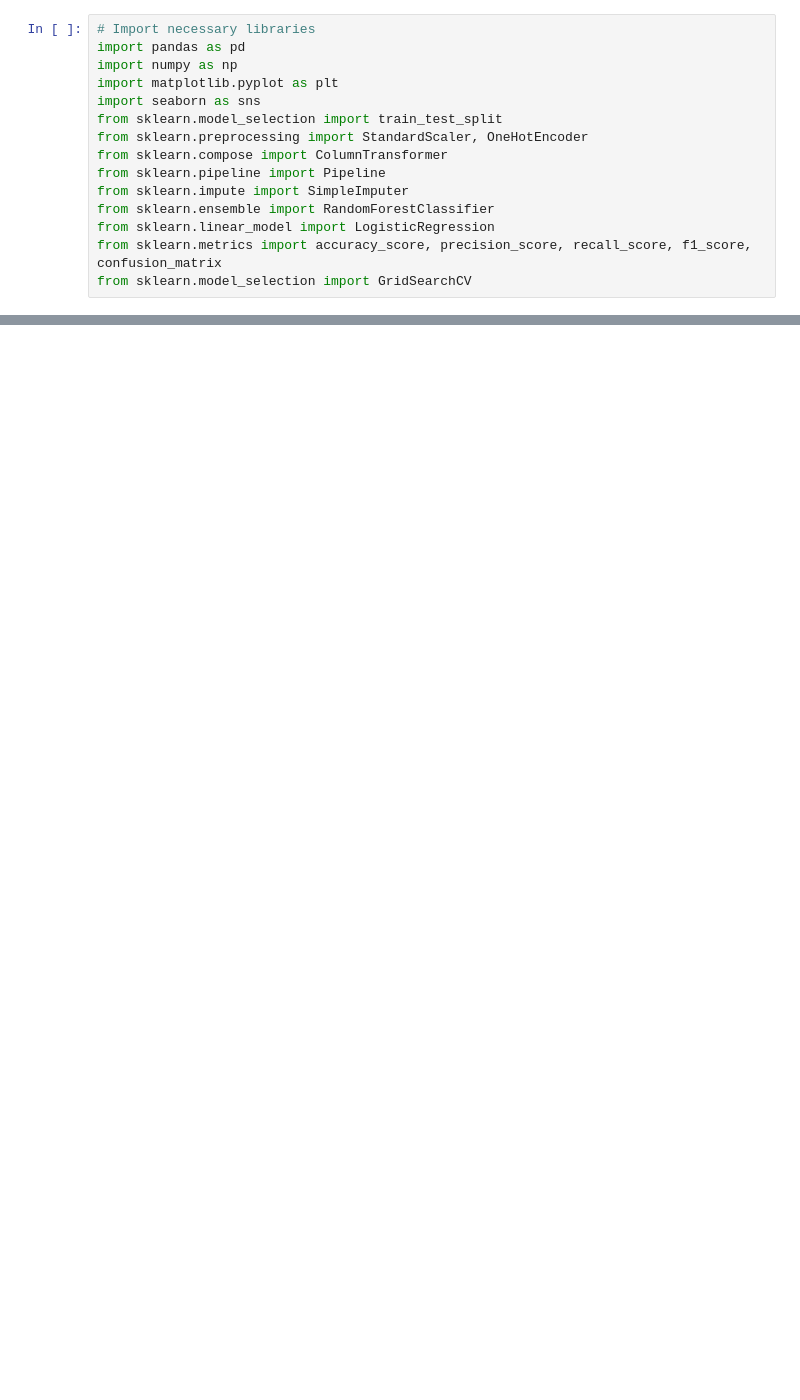
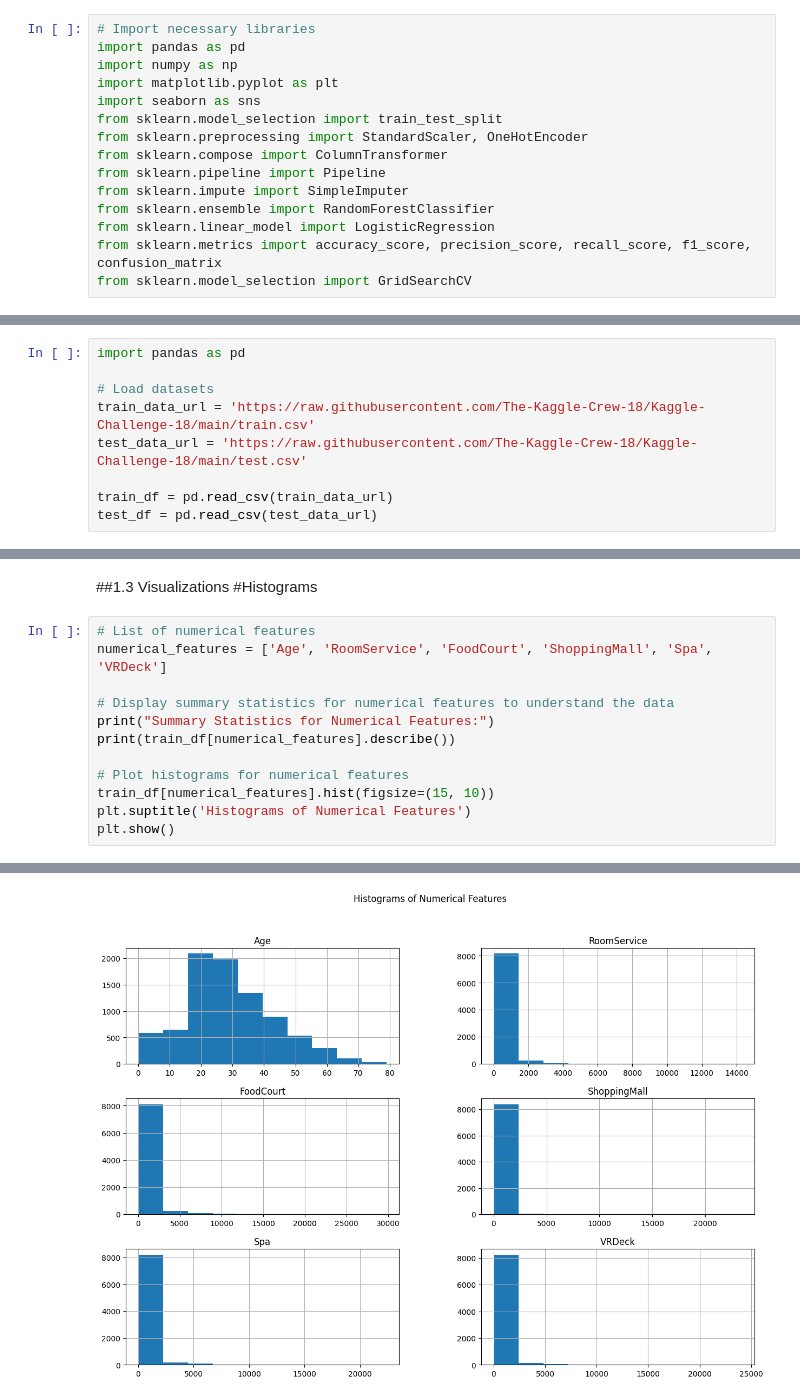
Before and after one commit to The-Kaggle-Crew-18/Kaggle-Challenge-18, a Jupyter notebook: KaggleChallenge.ipynb, the cells around one changed output, grey strips where cells are left out. Cells and saved outputs as stored; diff of their text form; blank space fills up the shorter version.

```diff
--- a/KaggleChallenge.ipynb
+++ b/KaggleChallenge.ipynb
@@ -445,0 +53,9 @@ weighted avg       0.77      0.77      0.77      1739
+# %%
+import pandas as pd
+
+# Load datasets
+train_data_url = 'https://raw.githubusercontent.com/The-Kaggle-Crew-18/Kaggle-Challenge-18/main/train.csv'
+test_data_url = 'https://raw.githubusercontent.com/The-Kaggle-Crew-18/Kaggle-Challenge-18/main/test.csv'
+
+train_df = pd.read_csv(train_data_url)
+test_df = pd.read_csv(test_data_url)
@@ -445,0 +148,16 @@ weighted avg       0.77      0.77      0.77      1739
+# %% [markdown]
+##1.3 Visualizations
+#Histograms
+# %%
+# List of numerical features
+numerical_features = ['Age', 'RoomService', 'FoodCourt', 'ShoppingMall', 'Spa', 'VRDeck']
+
+# Display summary statistics for numerical features to understand the data
+print("Summary Statistics for Numerical Features:")
+print(train_df[numerical_features].describe())
+
+# Plot histograms for numerical features
+train_df[numerical_features].hist(figsize=(15, 10))
+plt.suptitle('Histograms of Numerical Features')
+plt.show()
+# %% [output]
@@ -445,0 +184 @@ weighted avg       0.77      0.77      0.77      1739
+[figure, added]
```
Also changed, not shown: parts of 74 cells of this notebook.
